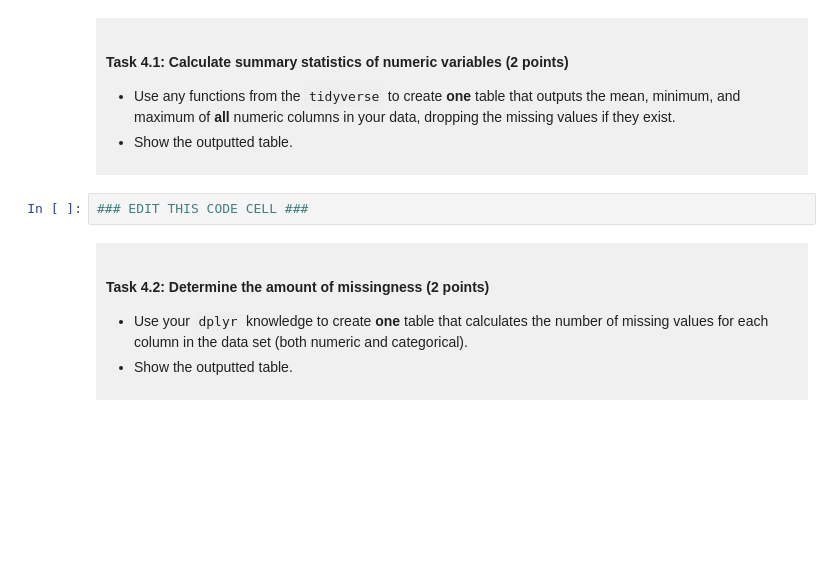
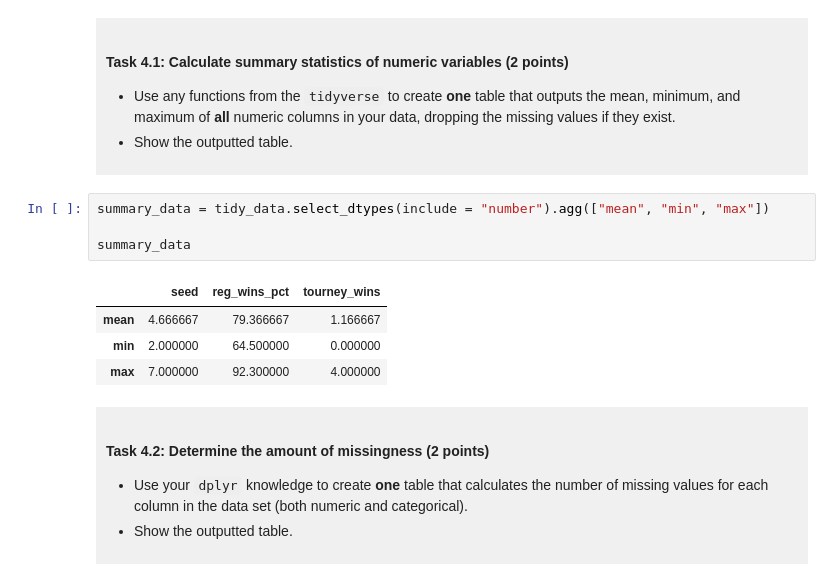
Before and after one commit to liyashehera/dsci-100-project-shehera, a Jupyter notebook: dsci-100-project-notebook (1).ipynb, the cells around one changed output. Cells and saved outputs as stored; diff of their text form; blank space fills up the shorter version.

Commit message:
numerical data summary

```diff
--- a/dsci-100-project-notebook (1).ipynb
+++ b/dsci-100-project-notebook (1).ipynb
@@ -238,7 +238,14 @@ You will refine your research question (if needed) and produce a tidy data set.
 
 </div>
 # %%
-### EDIT THIS CODE CELL ###
+summary_data = tidy_data.select_dtypes(include = "number").agg(["mean", "min", "max"])
+
+summary_data
+# %% [output]
+|  | seed | reg_wins_pct | tourney_wins |
+| mean | 4.666667 | 79.366667 | 1.166667 |
+| min | 2.000000 | 64.500000 | 0.000000 |
+| max | 7.000000 | 92.300000 | 4.000000 |
 # %% [markdown]
 <div style="background-color: #f0f0f0; padding: 10px;">
 
```
